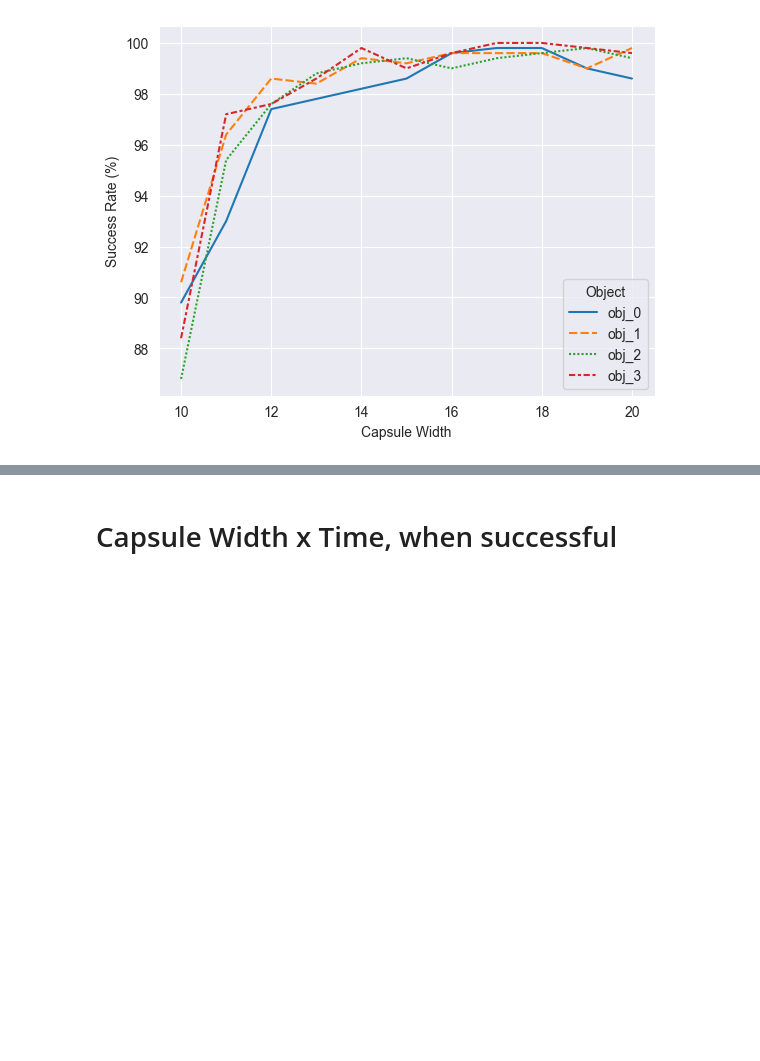
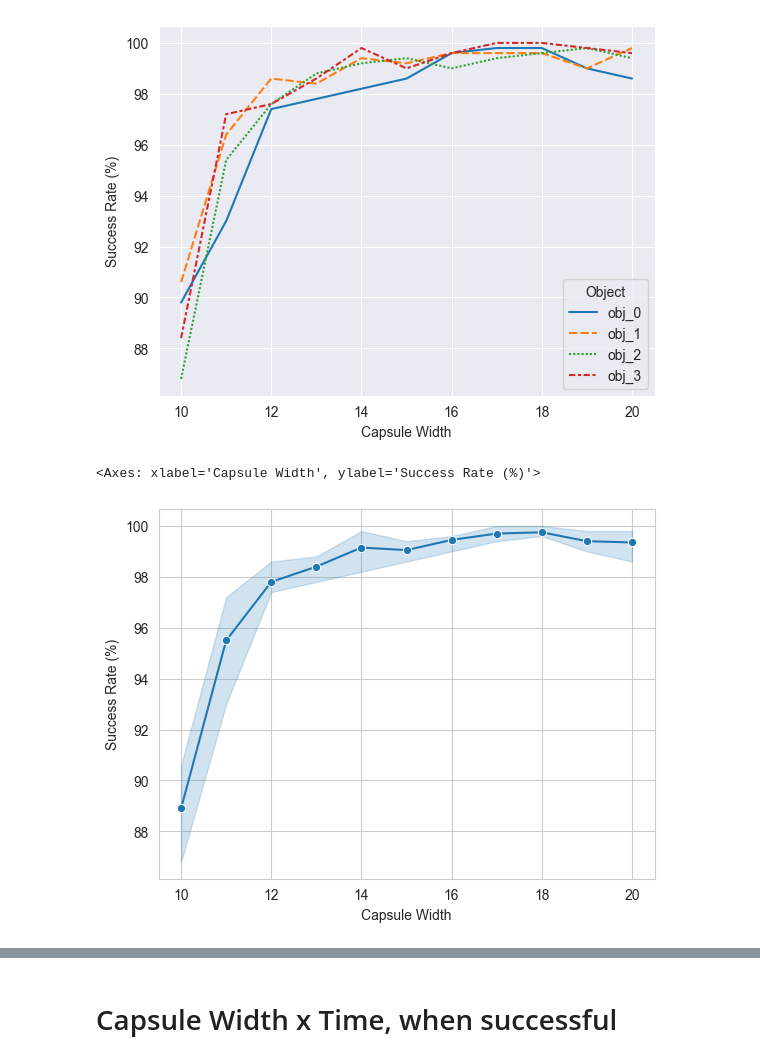
Before and after one commit to gabrielsluz/mapless_transport, a Jupyter notebook: results/ConditionedCapsule.ipynb, the cells around one changed output, grey strips where cells are left out. Saved outputs shown, nothing was run; the diff lists cells and outputs as text; code cells hidden in the pictures; blank space fills up the shorter version.

```diff
--- a/results/ConditionedCapsule.ipynb
+++ b/results/ConditionedCapsule.ipynb
@@ -92,6 +97,16 @@ sns.lineplot(aux_df, x='Capsule Width', y='Success Rate (%)', hue='Object', styl
 # %% [output]
 <Axes: xlabel='Capsule Width', ylabel='Success Rate (%)'>
 [figure]
+# %%
+aux_df = df
+aux_df['Object'] = aux_df['object']
+aux_df['Success Rate (%)'] = 100*aux_df['success']
+aux_df['Capsule Width'] = aux_df['capsule_width']
+sns.set_style("whitegrid")
+sns.lineplot(aux_df, x='Capsule Width', y='Success Rate (%)', errorbar=("pi", 100), marker='o')
+# %% [output]
+<Axes: xlabel='Capsule Width', ylabel='Success Rate (%)'>
+[figure, added]
 # %%
 aux_df = df
 aux_df['Object'] = aux_df['object']
```
Also changed, not shown: parts of 2 cells of this notebook, 16 other files.
